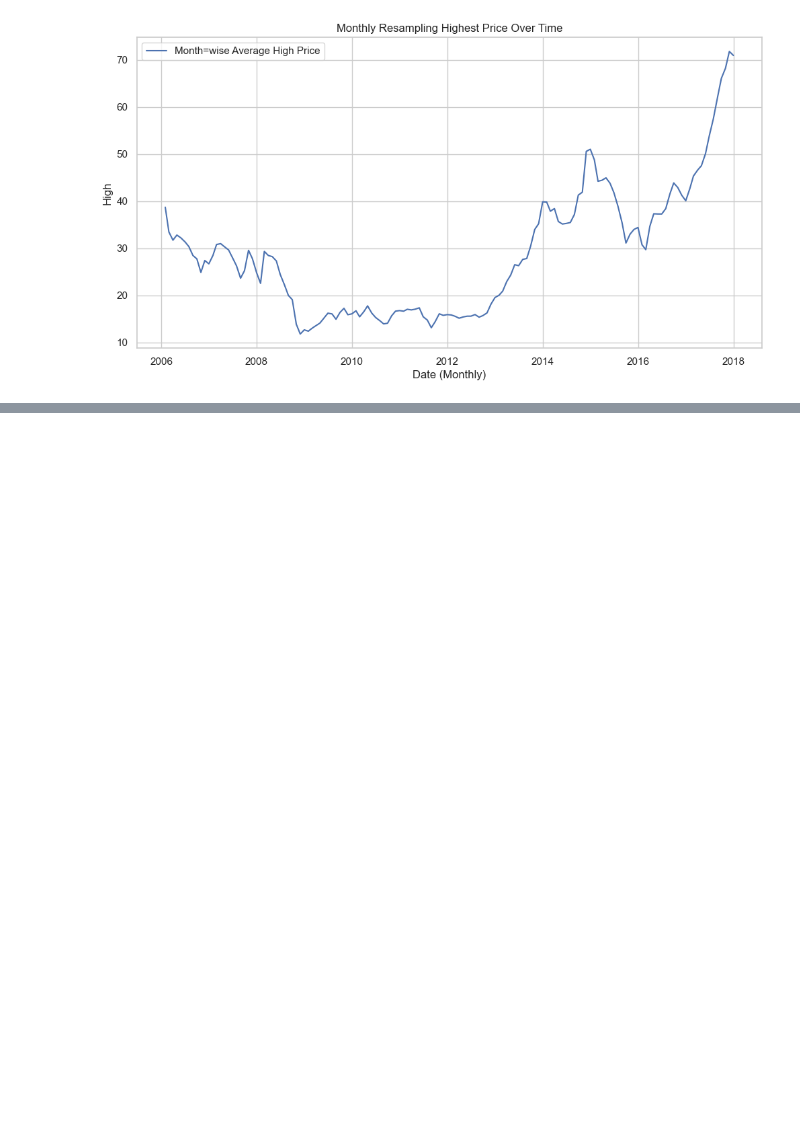
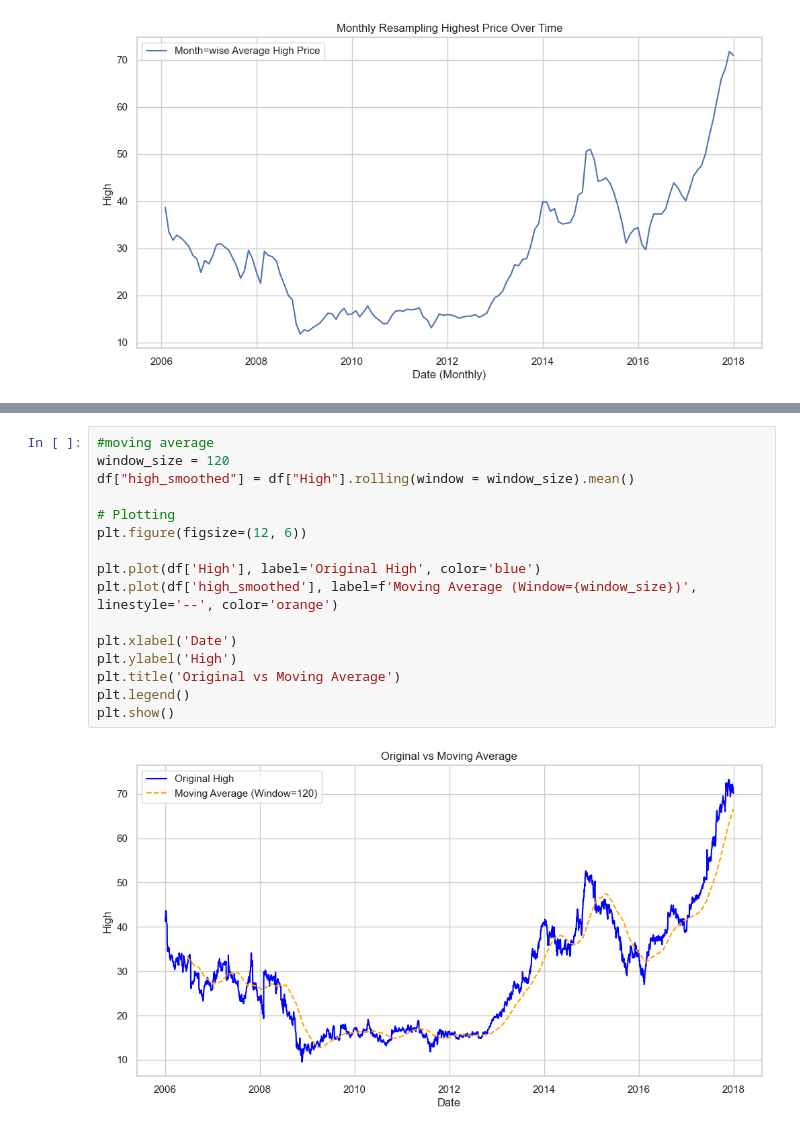
Before and after one commit to sahil120105/Time-Series-Analysis, a Jupyter notebook: Stock Price Analysis/Stock Price Analysis.ipynb, the cells around one changed output, grey strips where cells are left out. Cells and saved outputs as stored; diff of their text form; blank space fills up the shorter version.

```diff
--- a/Stock Price Analysis/Stock Price Analysis.ipynb
+++ b/Stock Price Analysis/Stock Price Analysis.ipynb
@@ -100,0 +175,18 @@ plt.show()
+# %%
+#moving average
+window_size = 120
+df["high_smoothed"] = df["High"].rolling(window = window_size).mean()
+
+# Plotting
+plt.figure(figsize=(12, 6))
+
+plt.plot(df['High'], label='Original High', color='blue')
+plt.plot(df['high_smoothed'], label=f'Moving Average (Window={window_size})', linestyle='--', color='orange')
+
+plt.xlabel('Date')
+plt.ylabel('High')
+plt.title('Original vs Moving Average')
+plt.legend()
+plt.show()
+# %% [output]
+[figure, added]
```
Also changed, not shown: parts of 12 cells of this notebook.
